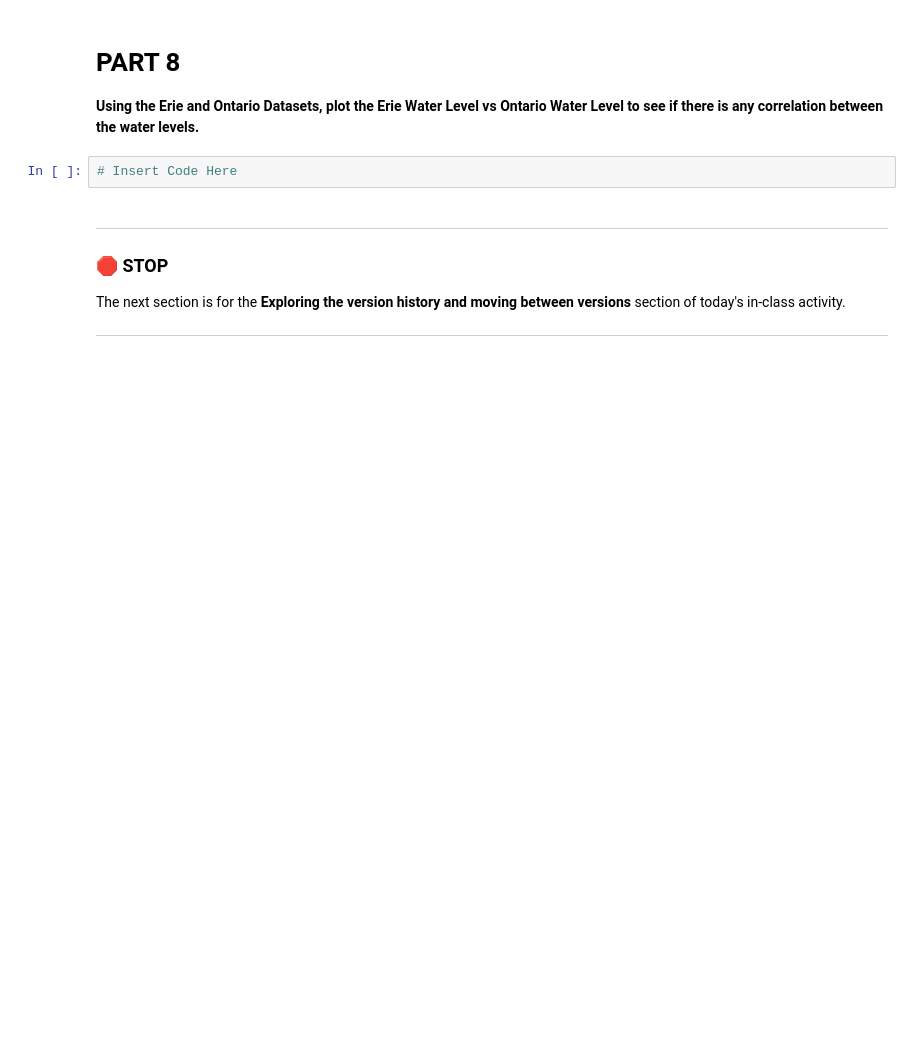
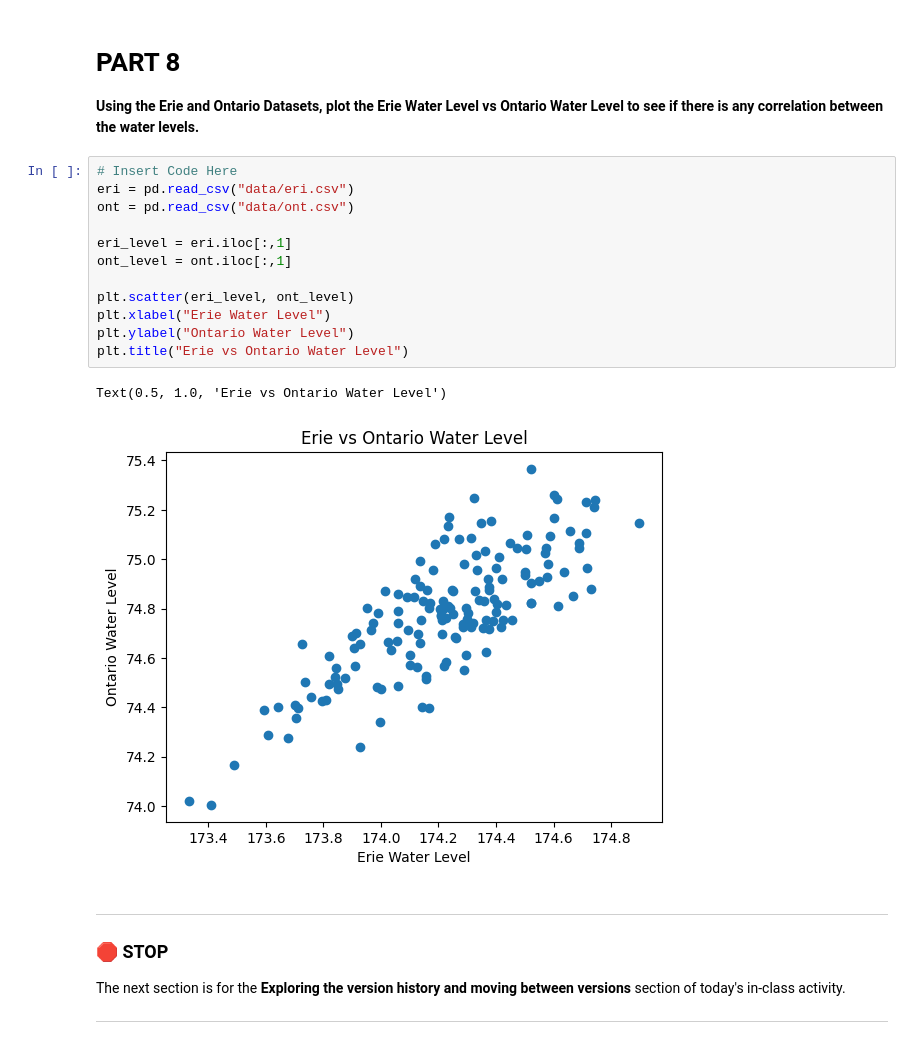
Before and after one commit to HangSuAeka/CMSE202_Git_Started, a Jupyter notebook: Great_Lakes_and_Grand_River.ipynb, the cells around one changed output. Cells and saved outputs as stored; diff of their text form; blank space fills up the shorter version.

```diff
--- a/Great_Lakes_and_Grand_River.ipynb
+++ b/Great_Lakes_and_Grand_River.ipynb
@@ -88,8 +101,21 @@ Text(0, 0.5, 'Water Level')
 # PART 8
 
 **Using the Erie and Ontario Datasets, plot the Erie Water Level vs Ontario Water Level to see if there is any correlation between the water levels.**
-# %%
-# Insert Code Here
+# %%
+# Insert Code Here
+eri = pd.read_csv("data/eri.csv")
+ont = pd.read_csv("data/ont.csv")
+
+eri_level = eri.iloc[:,1]
+ont_level = ont.iloc[:,1]
+
+plt.scatter(eri_level, ont_level)
+plt.xlabel("Erie Water Level")
+plt.ylabel("Ontario Water Level")
+plt.title("Erie vs Ontario Water Level")
+# %% [output]
+Text(0.5, 1.0, 'Erie vs Ontario Water Level')
+[figure, added]
 # %% [markdown]
 ---
 ### &#128721; STOP
```
Also changed, not shown: parts of 2 cells of this notebook.
